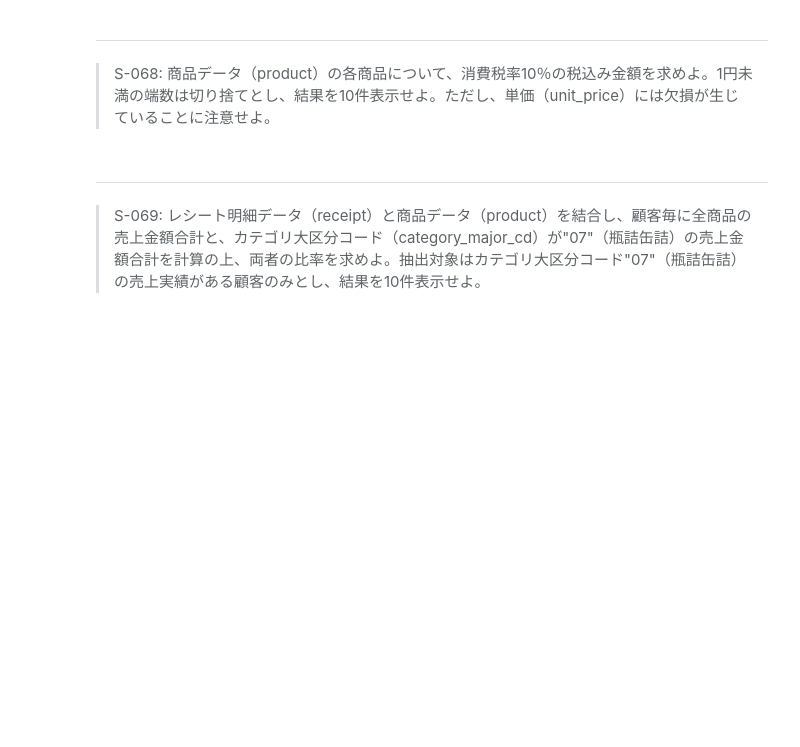
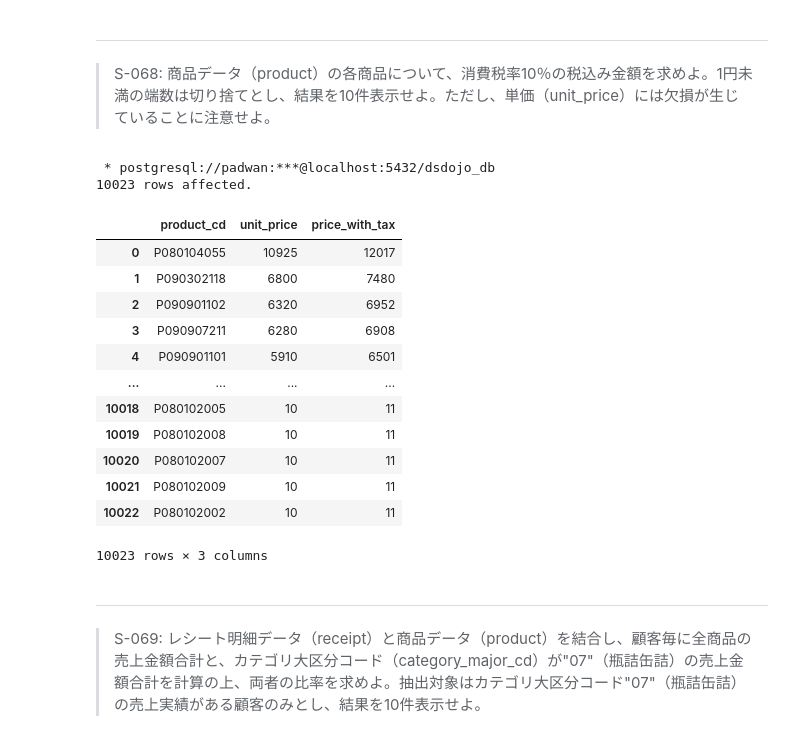
Before and after one commit to kawaguchi-adx/preprocess_knock_SQL, a Jupyter notebook: preprocess_knock_SQL_Colab.ipynb, the cells around one changed output. Saved outputs shown, nothing was run; the diff lists cells and outputs as text; code cells hidden in the pictures; blank space fills up the shorter version.

```diff
--- a/preprocess_knock_SQL_Colab.ipynb
+++ b/preprocess_knock_SQL_Colab.ipynb
@@ -715,3 +513,22 @@ limit 10
+# %%
+%%sql
+select product_cd, unit_price, floor(unit_price * 1.1) as price_with_tax from product where unit_price != 'NaN'::numeric order by unit_price desc
+# %% [output]
+ * postgresql://padwan:***@localhost:5432/dsdojo_db
+10023 rows affected.
+|  | product_cd | unit_price | price_with_tax |
+| 0 | P080104055 | 10925 | 12017 |
+| 1 | P090302118 | 6800 | 7480 |
+| 2 | P090901102 | 6320 | 6952 |
+| 3 | P090907211 | 6280 | 6908 |
+| 4 | P090901101 | 5910 | 6501 |
+| ... | ... | ... | ... |
+| 10018 | P080102005 | 10 | 11 |
+| 10019 | P080102008 | 10 | 11 |
+| 10020 | P080102007 | 10 | 11 |
+| 10021 | P080102009 | 10 | 11 |
+| 10022 | P080102002 | 10 | 11 |
+10023 rows × 3 columns
 # %% [markdown]
 ---
 > S-069: レシート明細データ（receipt）と商品データ（product）を結合し、顧客毎に全商品の売上金額合計と、カテゴリ大区分コード（category_major_cd）が"07"（瓶詰缶詰）の売上金額合計を計算の上、両者の比率を求めよ。抽出対象はカテゴリ大区分コード"07"（瓶詰缶詰）の売上実績がある顧客のみとし、結果を10件表示せよ。
```
Also changed, not shown: parts of 34 cells of this notebook.
